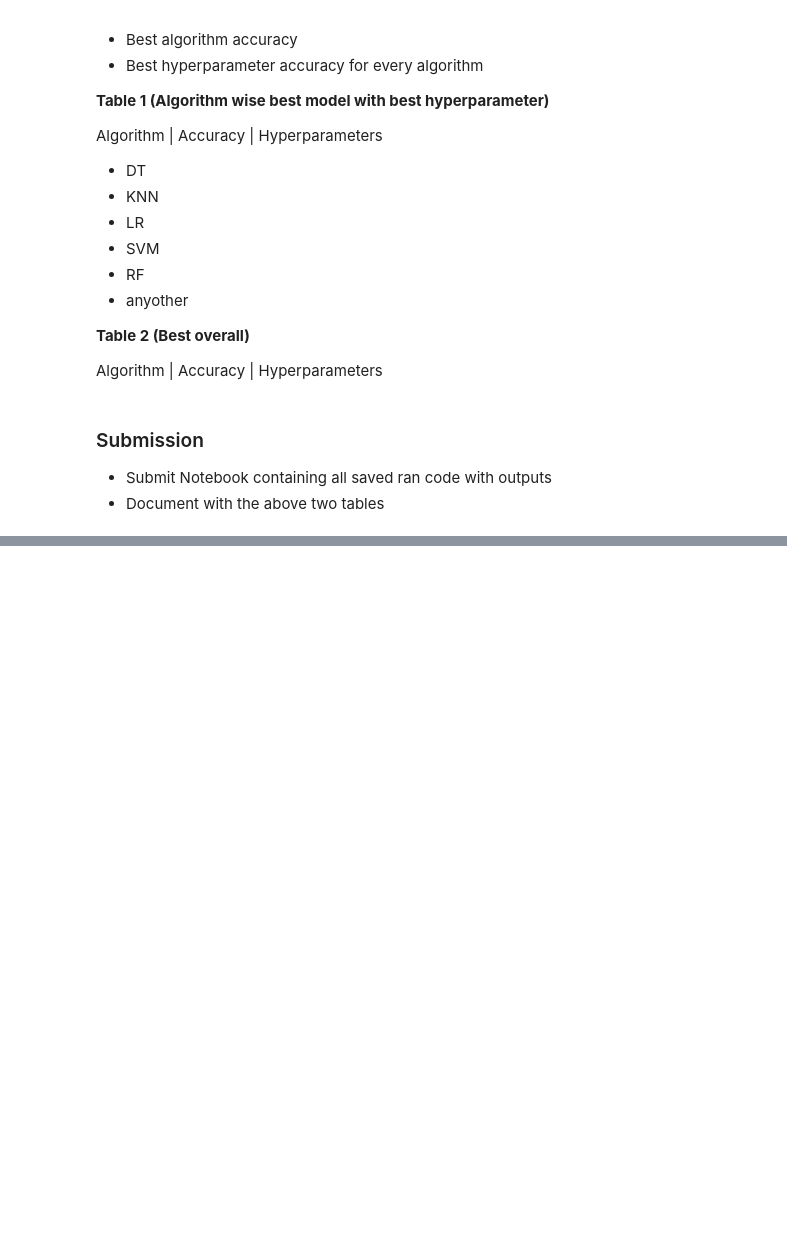
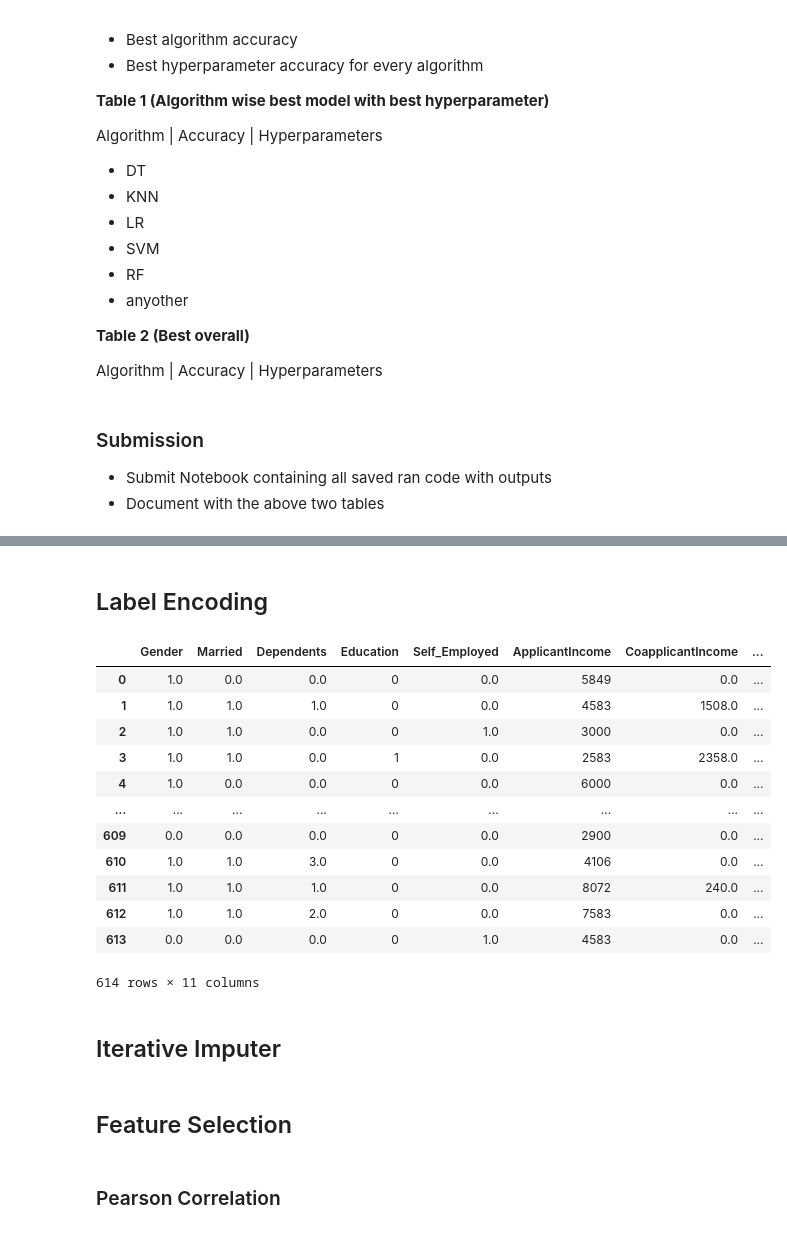
Before and after one commit to Mayureshkn99/ML1, a Jupyter notebook: Tasks/Task 10 - Mayuresh (101429375)/Task10_Benchmark_ML_Algorithms.ipynb, the cells around one changed output, grey strips where cells are left out. Cells and saved outputs as stored; diff of their text form; code cells hidden in the pictures; blank space fills up the shorter version.

```diff
--- a/Tasks/Task 10 - Mayuresh (101429375)/Task10_Benchmark_ML_Algorithms.ipynb
+++ b/Tasks/Task 10 - Mayuresh (101429375)/Task10_Benchmark_ML_Algorithms.ipynb
@@ -131,0 +80,5 @@ dtype: int64
+# %%
+# Importing the training dataset
+
+data = pd.read_csv("https://raw.githubusercontent.com/subashgandyer/datasets/main/loan_train.csv")
+data.head(5)
@@ -131,0 +119,11 @@ dtype: int64
+# %%
+# Dropping Loan_ID
+
+data = data.drop(columns=["Loan_ID"])
+# %%
+# Getting Categorical columns
+
+cat_cols = []
+for column in data.columns:
+    if data[column].dtype=="object":
+        cat_cols.append(column)
@@ -131,0 +171,38 @@ dtype: int64
+# %% [markdown]
+## Label Encoding
+# %%
+# Helper Function for Label Encoding
+
+def label_encode_columns(df, columns, le):
+    for col in columns:
+        # fit the encoder on non-null values
+        le.fit(df[col][df[col].notnull()])
+
+        # transform the column and preserve the NaN values
+        df[col] = df[col].map(lambda x: x if pd.isna(x) else le.transform([x])[0])
+
+    return df
+# %%
+# Label Encoding
+
+le = LabelEncoder()
+df = label_encode_columns(data, cat_cols, le)
+y = df["Loan_Status"]
+df = df.drop(columns=["Loan_Status"])
+df
+# %% [output]
+|  | Gender | Married | Dependents | Education | Self_Employed | ApplicantIncome | CoapplicantIncome | ... |
+| 0 | 1.0 | 0.0 | 0.0 | 0 | 0.0 | 5849 | 0.0 | ... |
+| 1 | 1.0 | 1.0 | 1.0 | 0 | 0.0 | 4583 | 1508.0 | ... |
+| 2 | 1.0 | 1.0 | 0.0 | 0 | 1.0 | 3000 | 0.0 | ... |
+| 3 | 1.0 | 1.0 | 0.0 | 1 | 0.0 | 2583 | 2358.0 | ... |
+| 4 | 1.0 | 0.0 | 0.0 | 0 | 0.0 | 6000 | 0.0 | ... |
+| ... | ... | ... | ... | ... | ... | ... | ... | ... |
+| 609 | 0.0 | 0.0 | 0.0 | 0 | 0.0 | 2900 | 0.0 | ... |
+| 610 | 1.0 | 1.0 | 3.0 | 0 | 0.0 | 4106 | 0.0 | ... |
+| 611 | 1.0 | 1.0 | 1.0 | 0 | 0.0 | 8072 | 240.0 | ... |
+| 612 | 1.0 | 1.0 | 2.0 | 0 | 0.0 | 7583 | 0.0 | ... |
+| 613 | 0.0 | 0.0 | 0.0 | 0 | 1.0 | 4583 | 0.0 | ... |
+614 rows × 11 columns
+# %% [markdown]
+## Iterative Imputer
@@ -131,0 +220,4 @@ dtype: int64
+# %% [markdown]
+## Feature Selection
+# %% [markdown]
+### Pearson Correlation
```
Also changed, not shown: parts of 75 cells of this notebook, 1 other file.
